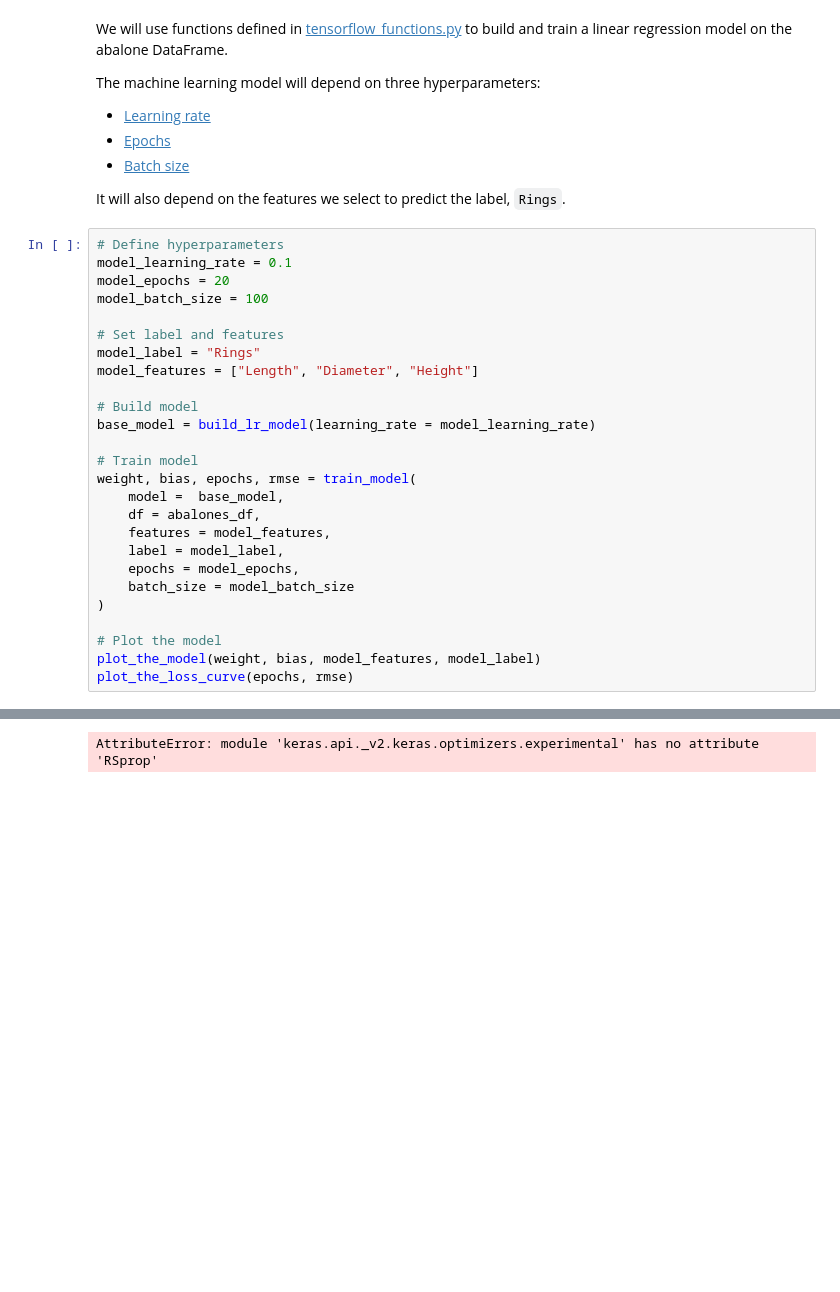
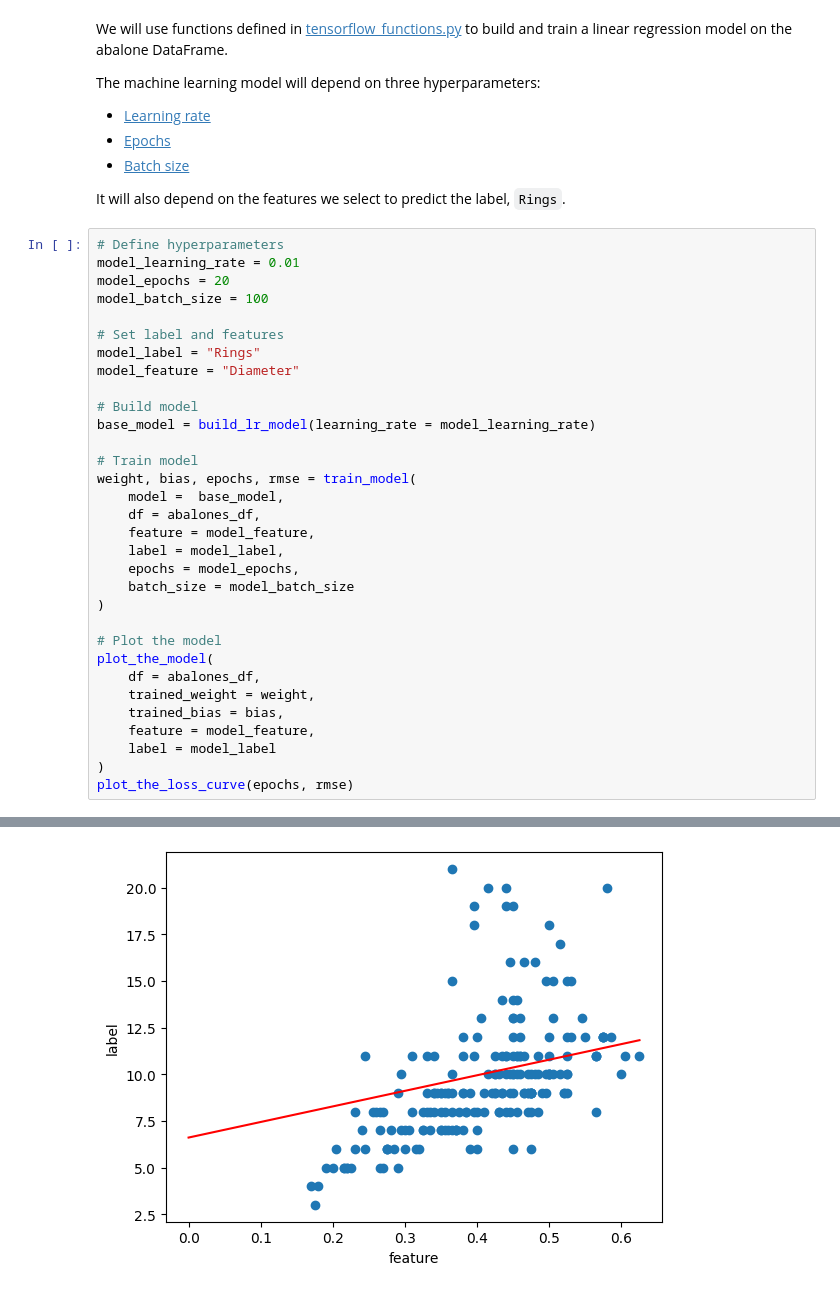
Before and after one commit to ChrisSoderberg-ONS/ml-practice, a Jupyter notebook: tensorflow-ml.ipynb, the cells around one changed output, grey strips where cells are left out. Drawn from its saved outputs; the diff is of its cells as text; blank space fills up the shorter version.

Commit message:
Fixed errors in plotting code

```diff
--- a/tensorflow-ml.ipynb
+++ b/tensorflow-ml.ipynb
@@ -84,13 +84,13 @@ The machine learning model will depend on three hyperparameters:
 It will also depend on the features we select to predict the label, `Rings`.
 # %%
 # Define hyperparameters
-model_learning_rate = 0.1
+model_learning_rate = 0.01
 model_epochs = 20
 model_batch_size = 100
 
 # Set label and features
 model_label = "Rings"
-model_features = ["Length", "Diameter", "Height"]
+model_feature = "Diameter"
 
 # Build model
 base_model = build_lr_model(learning_rate = model_learning_rate)
@@ -99,14 +99,20 @@ base_model = build_lr_model(learning_rate = model_learning_rate)
 weight, bias, epochs, rmse = train_model(
     model =  base_model,
     df = abalones_df,
-    features = model_features,
+    feature = model_feature,
     label = model_label,
     epochs = model_epochs,
     batch_size = model_batch_size
 )
 
 # Plot the model
-plot_the_model(weight, bias, model_features, model_label)
+plot_the_model(
+    df = abalones_df,
+    trained_weight = weight,
+    trained_bias = bias,
+    feature = model_feature,
+    label = model_label
+)
 plot_the_loss_curve(epochs, rmse)
 # %% [output]
 WARNING:tensorflow:From C:\Users\soderc\Anaconda3\envs\ml-practice-env\Lib\site-packages\keras\src\backend.py:873: The name tf.get_default_graph is deprecated. Please use tf.compat.v1.get_default_grap ...
@@ -113 +135 @@ WARNING:tensorflow:From C:\Users\soderc\Anaconda3\envs\ml-practice-env\Lib\site-
-AttributeError: module 'keras.api._v2.keras.optimizers.experimental' has no attribute 'RSprop'
+[figure, added]
```
Also changed, not shown: parts of 1 cell of this notebook, 1 other file.
